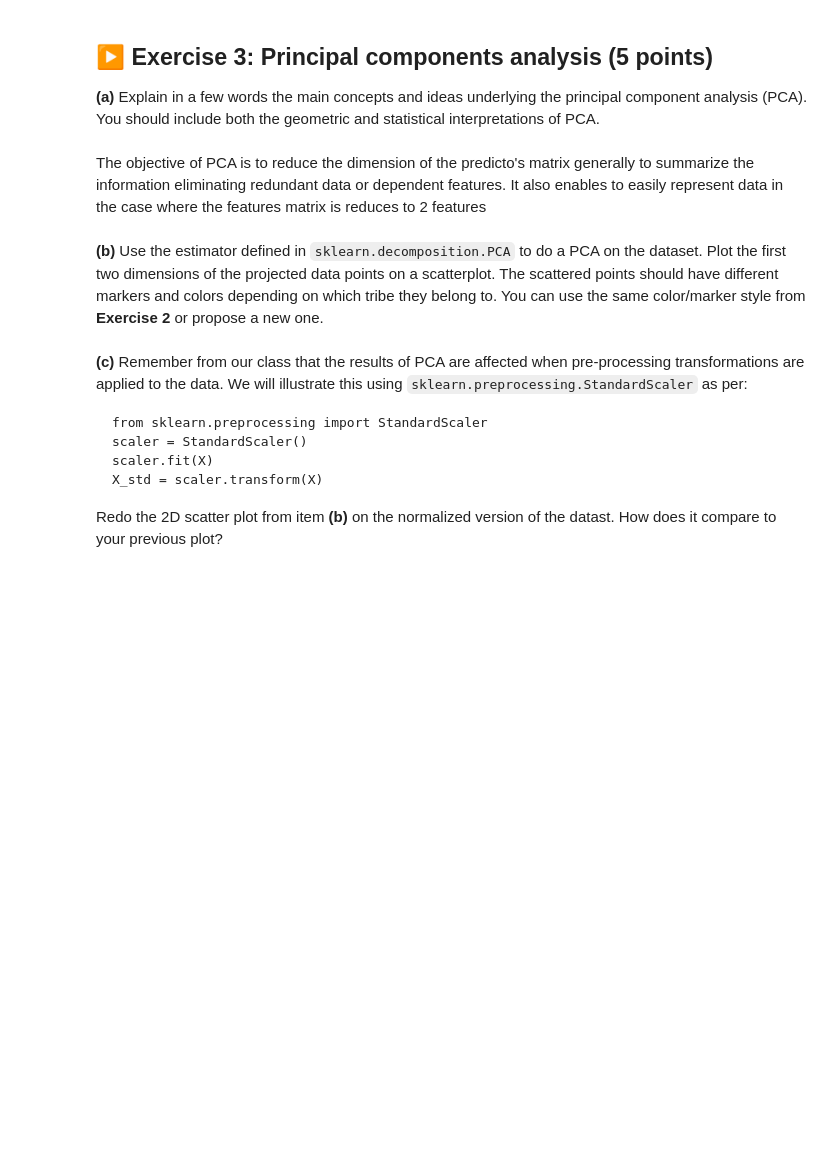
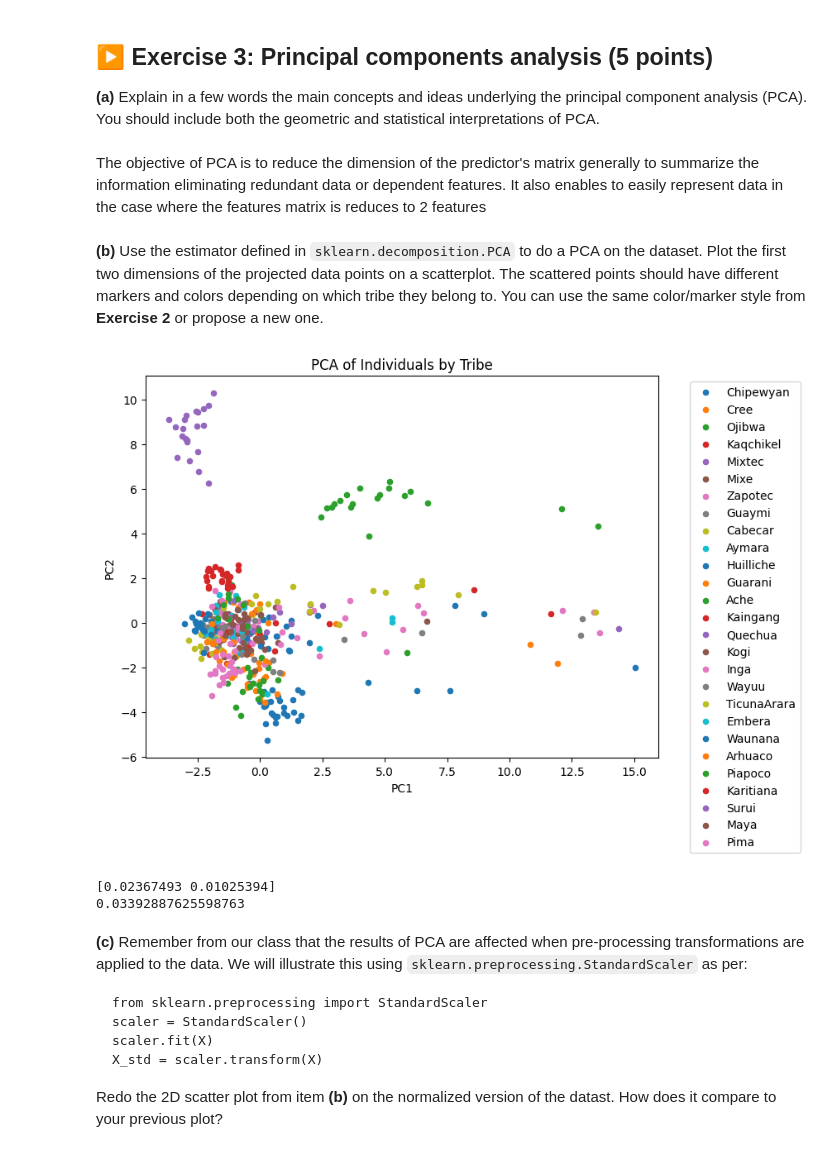
Before and after one commit to Erratu/Stats-S8-TPs, a Jupyter notebook: TP2/TP2.ipynb, the cells around one changed output. Drawn from its saved outputs; the diff is of its cells as text; code cells hidden in the pictures; blank space fills up the shorter version.

````diff
--- a/TP2/TP2.ipynb
+++ b/TP2/TP2.ipynb
@@ -214,47 +191,54 @@ Reasons for doing re-centering:
 
 **(a)** Explain in a few words the main concepts and ideas underlying the principal component analysis (PCA). You should include both the geometric and statistical interpretations of PCA.
 # %% [markdown]
-The objective of PCA is to reduce the dimension of the predicto's matrix generally to summarize the information eliminating redundant data or dependent features. It also enables to easily represent data in the case where the features matrix is reduces to 2 features
+The objective of PCA is to reduce the dimension of the predictor's matrix generally to summarize the information eliminating redundant data or dependent features. It also enables to easily represent data in the case where the features matrix is reduces to 2 features
 # %% [markdown]
 **(b)** Use the estimator defined in `sklearn.decomposition.PCA` to do a PCA on the dataset. Plot the first two dimensions of the projected data points on a scatterplot. The scattered points should have different markers and colors depending on which tribe they belong to. You can use the same color/marker style from **Exercise 2** or propose a new one.
 # %%
+import pandas as pd
 from sklearn.decomposition import PCA
 import matplotlib.pyplot as plt
 
+df = pd.read_csv(file_path, sep=r"\s+")
 
+# Genetic markers
+X = df.iloc[:, 8:].astype(float)
 
-fig = plt.figure(1, figsize=(8, 6))
-ax = fig.add_subplot(111, projection="3d", elev=-150, azim=110)
+# PCA
+pca = PCA(n_components=2)
+X_reduced = pca.fit_transform(X)
 
-X_reduced = PCA(n_components=3).fit_transform(iris.data)
-scatter = ax.scatter(
-    X_reduced[:, 0],
-    X_reduced[:, 1],
-    X_reduced[:, 2],
-    c=iris.target,
-    s=40,
+fig, ax = plt.subplots(figsize=(8,6))
+
+tribes = df["Pop"]
+
+# Plot each tribe separately
+for tribe in tribes.unique():
+    idx = tribes == tribe
+    ax.scatter(
+        X_reduced[idx, 0],
+        X_reduced[idx, 1],
+        label=tribe,
+        s=20
+    )
+
+ax.set(
+    title="PCA of Individuals by Tribe",
+    xlabel="PC1",
+    ylabel="PC2"
 )
 
-ax.set(
-    title="First three principal components",
-    xlabel="1st Principal Component",
-    ylabel="2nd Principal Component",
-    zlabel="3rd Principal Component",
-)
-ax.xaxis.set_ticklabels([])
-ax.yaxis.set_ticklabels([])
-ax.zaxis.set_ticklabels([])
-
-# Add a legend
-legend1 = ax.legend(
-    scatter.legend_elements()[0],
-    iris.target_names.tolist(),
-    loc="upper right",
-    title="Classes",
-)
-ax.add_artist(legend1)
+ax.legend(bbox_to_anchor=(1.05,1), loc="upper left")
 
 plt.show()
+# %% [output]
+[figure, added]
+# %%
+print(pca.explained_variance_ratio_)
+print(sum(pca.explained_variance_ratio_))
+# %% [output]
+[0.02367493 0.01025394]
+0.03392887625598763
 # %% [markdown]
 **(c)** Remember from our class that the results of PCA are affected when pre-processing transformations are applied to the data. We will illustrate this using `sklearn.preprocessing.StandardScaler` as per:
 ```
````
Also changed, not shown: parts of 6 cells of this notebook.
